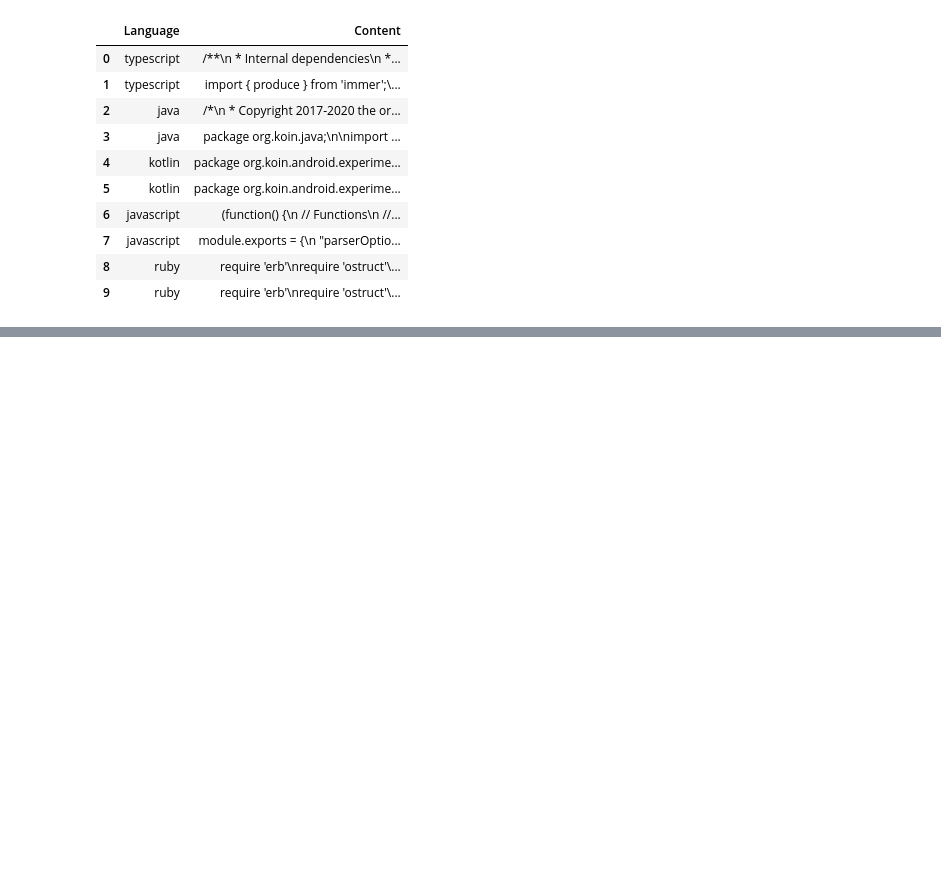
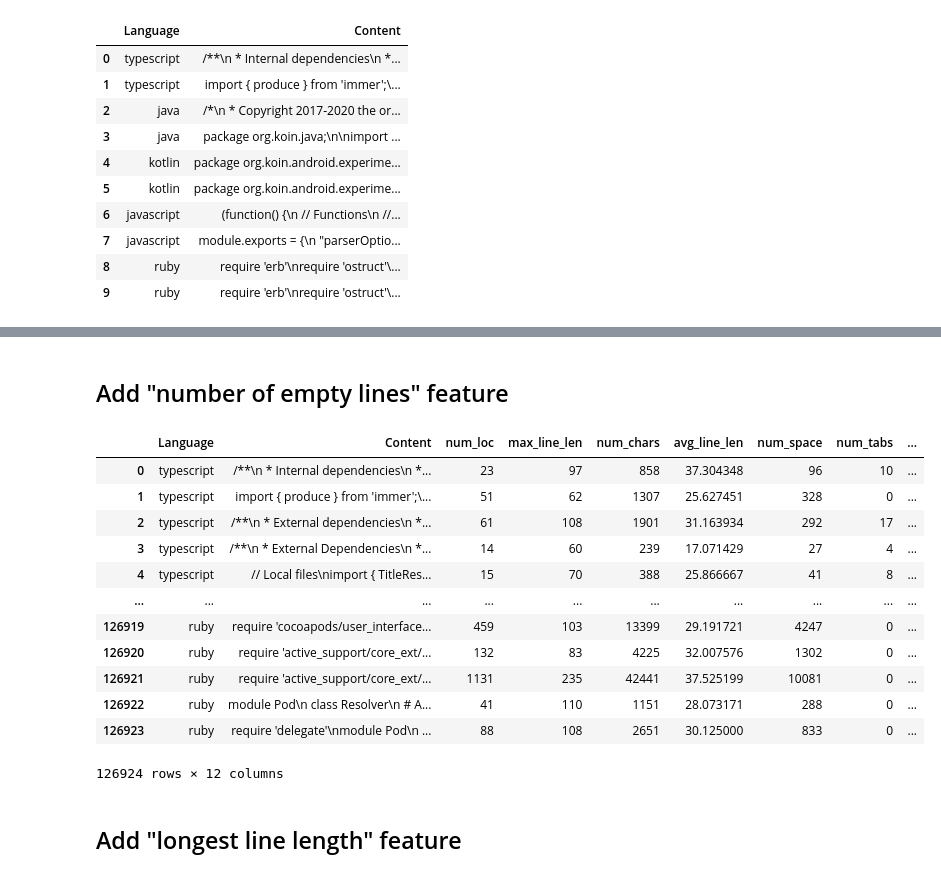
Before and after one commit to lfendy/goodcodebadcode, a Jupyter notebook: goodcodebadcode.ipynb, the cells around one changed output, grey strips where cells are left out. Saved outputs shown, nothing was run; the diff lists cells and outputs as text; code cells hidden in the pictures; blank space fills up the shorter version.

```diff
--- a/goodcodebadcode.ipynb
+++ b/goodcodebadcode.ipynb
@@ -607,0 +630,22 @@ df.to_parquet('gcbc_data_all.parquet.gzip', compression='gzip')
+# %% [markdown]
+## Add "number of empty lines" feature
+# %%
+df['num_empty_lines'] = [reduce(lambda acc, el: acc if(len(el.strip()) != 0) else (acc+1), x.split('\n'), 0) for x in df['Content']]
+df['num_non_empty_lines'] = df.num_lines - df.num_empty_lines
+df
+# %% [output]
+|  | Language | Content | num_loc | max_line_len | num_chars | avg_line_len | num_space | num_tabs | ... |
+| 0 | typescript | /**\n * Internal dependencies\n *... | 23 | 97 | 858 | 37.304348 | 96 | 10 | ... |
+| 1 | typescript | import { produce } from 'immer';\... | 51 | 62 | 1307 | 25.627451 | 328 | 0 | ... |
+| 2 | typescript | /**\n * External dependencies\n *... | 61 | 108 | 1901 | 31.163934 | 292 | 17 | ... |
+| 3 | typescript | /**\n * External Dependencies\n *... | 14 | 60 | 239 | 17.071429 | 27 | 4 | ... |
+| 4 | typescript | // Local files\nimport { TitleRes... | 15 | 70 | 388 | 25.866667 | 41 | 8 | ... |
+| ... | ... | ... | ... | ... | ... | ... | ... | ... | ... |
+| 126919 | ruby | require 'cocoapods/user_interface... | 459 | 103 | 13399 | 29.191721 | 4247 | 0 | ... |
+| 126920 | ruby | require 'active_support/core_ext/... | 132 | 83 | 4225 | 32.007576 | 1302 | 0 | ... |
+| 126921 | ruby | require 'active_support/core_ext/... | 1131 | 235 | 42441 | 37.525199 | 10081 | 0 | ... |
+| 126922 | ruby | module Pod\n class Resolver\n # A... | 41 | 110 | 1151 | 28.073171 | 288 | 0 | ... |
+| 126923 | ruby | require 'delegate'\nmodule Pod\n ... | 88 | 108 | 2651 | 30.125000 | 833 | 0 | ... |
+126924 rows × 12 columns
+# %% [markdown]
+## Add "longest line length" feature
```
Also changed, not shown: parts of 14 cells of this notebook.
